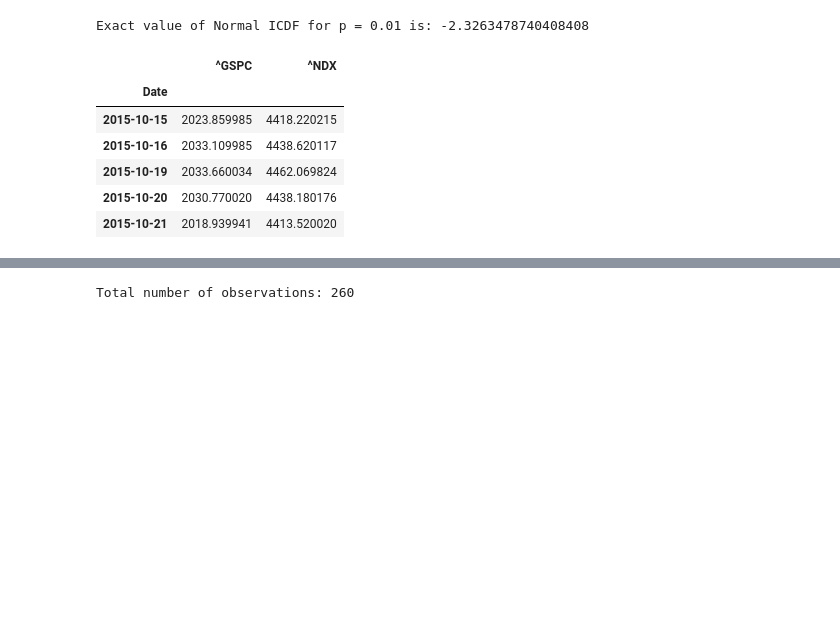
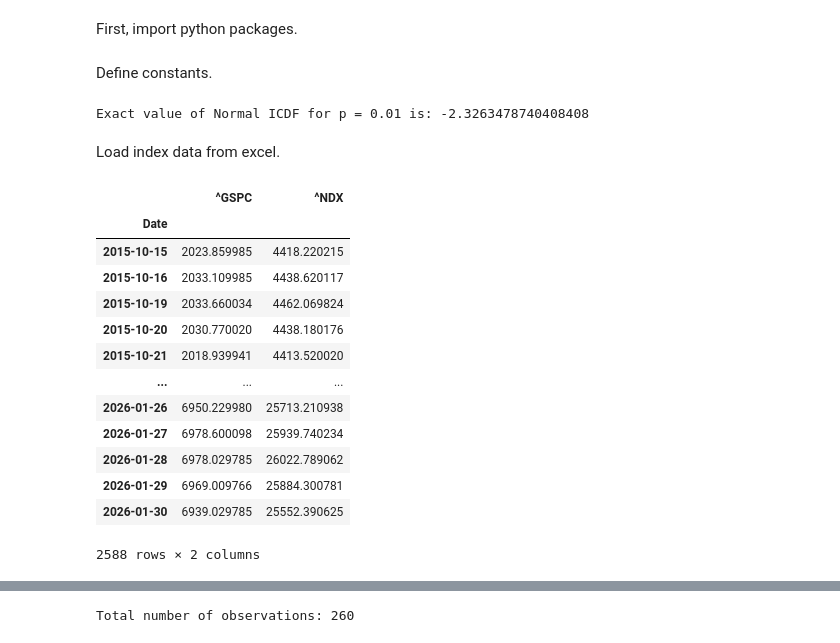
Before and after one commit to xption/CQFLearning, a Jupyter notebook: Exam1/4.ipynb, the cells around one changed output, grey strips where cells are left out. Saved outputs shown, nothing was run; the diff lists cells and outputs as text; code cells hidden in the pictures; blank space fills up the shorter version.

```diff
--- a/Exam1/4.ipynb
+++ b/Exam1/4.ipynb
@@ -1,3 +5,5 @@
+# %% [markdown]
+First, import python packages.
 # %%
 import pandas as pd
 import numpy as np
@@ -7,3 +12,5 @@ from scipy.optimize import fsolve
+# %% [markdown]
+Define constants.
 # %%
 rolling_window = 21
 
@@ -14,15 +21,23 @@ print(f'Exact value of Normal ICDF for p = {1-c:.2f} is: \033[1m{inverse_cdf}\03
 # %% [output]
 Exact value of Normal ICDF for p = 0.01 is: -2.3263478740408408
+# %% [markdown]
+Load index data from excel.
 # %%
 data = pd.read_excel('Indices_Download_2026.xlsx', index_col='Date')
-# 'Date' parsed as datetime, if not automatic
 data.index = pd.to_datetime(data.index)
-data.head()
+data
 # %% [output]
 |  | ^GSPC | ^NDX |
 | Date |  |  |
 | 2015-10-15 | 2023.859985 | 4418.220215 |
 | 2015-10-16 | 2033.109985 | 4438.620117 |
 | 2015-10-19 | 2033.660034 | 4462.069824 |
 | 2015-10-20 | 2030.770020 | 4438.180176 |
 | 2015-10-21 | 2018.939941 | 4413.520020 |
+| ... | ... | ... |
+| 2026-01-26 | 6950.229980 | 25713.210938 |
+| 2026-01-27 | 6978.600098 | 25939.740234 |
+| 2026-01-28 | 6978.029785 | 26022.789062 |
+| 2026-01-29 | 6969.009766 | 25884.300781 |
+| 2026-01-30 | 6939.029785 | 25552.390625 |
+2588 rows × 2 columns
```
Also changed, not shown: parts of 27 cells of this notebook, 1 other file.
